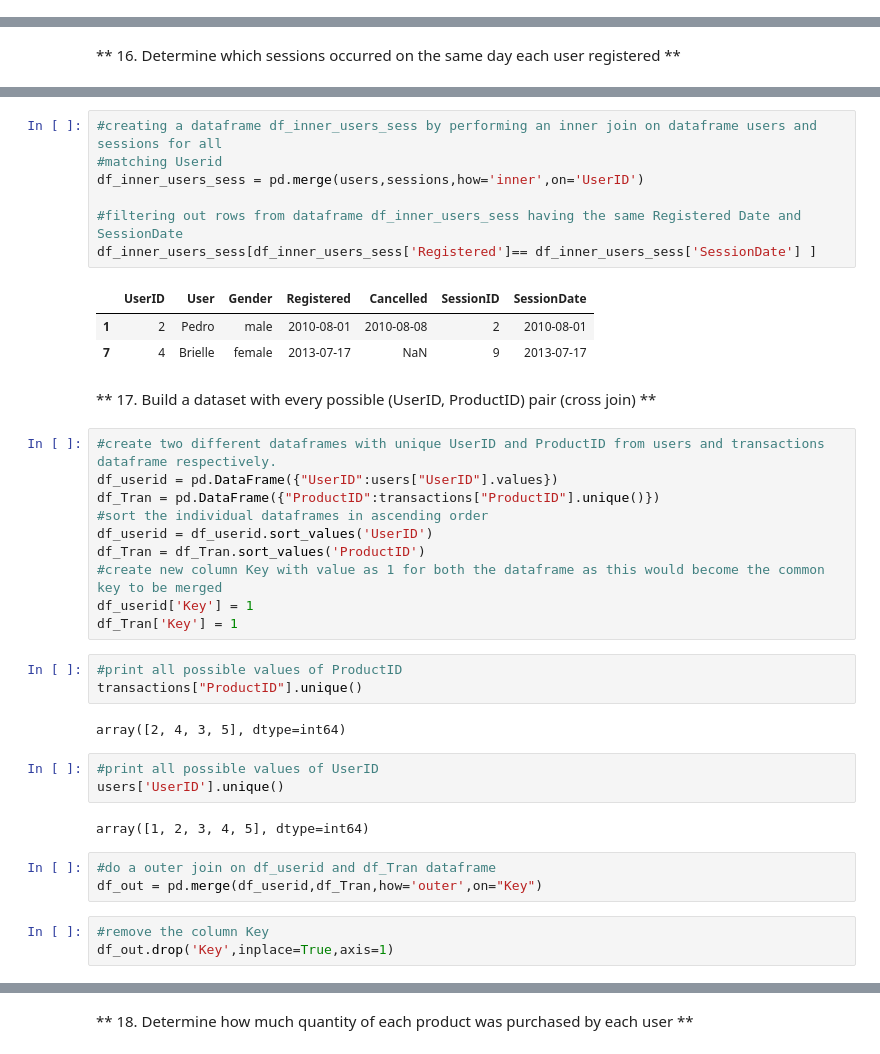
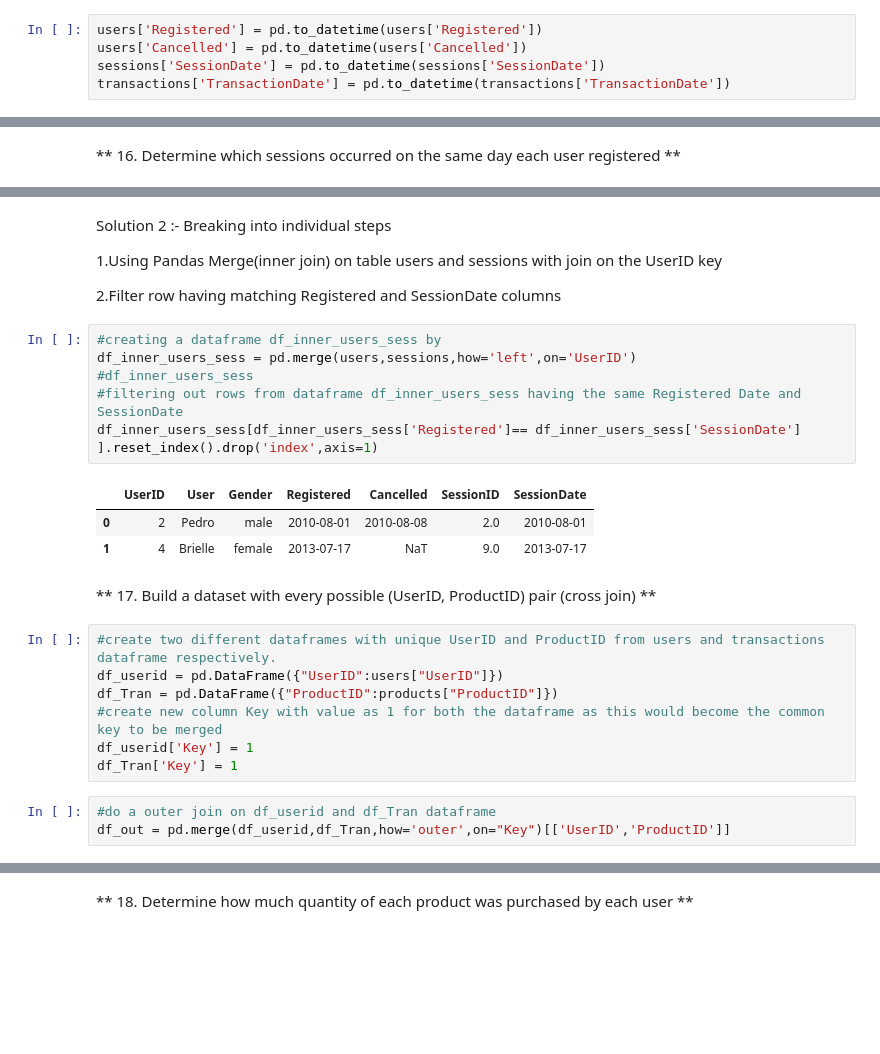
Before and after one commit to plaban1981/ACADGILD-DATA-SCIENCE-Project-1, a Jupyter notebook: DataScience- Project-1.ipynb, the cells around one changed output, grey strips where cells are left out. Saved outputs shown, nothing was run; the diff lists cells and outputs as text; blank space fills up the shorter version.

```diff
--- a/DataScience- Project-1.ipynb
+++ b/DataScience- Project-1.ipynb
@@ -289,3 +247,8 @@ DataFrame sessions
+# %%
+users['Registered'] = pd.to_datetime(users['Registered'])
+users['Cancelled'] = pd.to_datetime(users['Cancelled'])
+sessions['SessionDate'] = pd.to_datetime(sessions['SessionDate'])
+transactions['TransactionDate'] = pd.to_datetime(transactions['TransactionDate'])
 # %% [markdown]
 ** 12. Join users to transactions, keeping all rows from transactions and only matching rows from users (left join) **
 # %%
@@ -352,42 +325,31 @@ df_Outter_trans_users
+# %% [markdown]
+Solution 2 :- Breaking into individual steps
+
+1.Using Pandas Merge(inner join) on table users and sessions with join on the UserID key
+
+2.Filter row having matching Registered and SessionDate columns
 # %%
-#creating a dataframe df_inner_users_sess by performing an inner join on dataframe users and sessions for all
-#matching Userid
-df_inner_users_sess = pd.merge(users,sessions,how='inner',on='UserID')
-
+#creating a dataframe df_inner_users_sess by
+df_inner_users_sess = pd.merge(users,sessions,how='left',on='UserID')
+#df_inner_users_sess
 #filtering out rows from dataframe df_inner_users_sess having the same Registered Date and SessionDate
-df_inner_users_sess[df_inner_users_sess['Registered']== df_inner_users_sess['SessionDate'] ]
+df_inner_users_sess[df_inner_users_sess['Registered']== df_inner_users_sess['SessionDate'] ].reset_index().drop('index',axis=1)
 # %% [output]
 |  | UserID | User | Gender | Registered | Cancelled | SessionID | SessionDate |
-| 1 | 2 | Pedro | male | 2010-08-01 | 2010-08-08 | 2 | 2010-08-01 |
-| 7 | 4 | Brielle | female | 2013-07-17 | NaN | 9 | 2013-07-17 |
+| 0 | 2 | Pedro | male | 2010-08-01 | 2010-08-08 | 2.0 | 2010-08-01 |
+| 1 | 4 | Brielle | female | 2013-07-17 | NaT | 9.0 | 2013-07-17 |
 # %% [markdown]
 ** 17. Build a dataset with every possible (UserID, ProductID) pair (cross join) **
 # %%
 #create two different dataframes with unique UserID and ProductID from users and transactions dataframe respectively.
-df_userid = pd.DataFrame({"UserID":users["UserID"].values})
-df_Tran = pd.DataFrame({"ProductID":transactions["ProductID"].unique()})
-#sort the individual dataframes in ascending order
-df_userid = df_userid.sort_values('UserID')
-df_Tran = df_Tran.sort_values('ProductID')
+df_userid = pd.DataFrame({"UserID":users["UserID"]})
+df_Tran = pd.DataFrame({"ProductID":products["ProductID"]})
 #create new column Key with value as 1 for both the dataframe as this would become the common key to be merged
 df_userid['Key'] = 1
 df_Tran['Key'] = 1
-# %%
-#print all possible values of ProductID
-transactions["ProductID"].unique()
-# %% [output]
-array([2, 4, 3, 5], dtype=int64)
-# %%
-#print all possible values of UserID
-users['UserID'].unique()
-# %% [output]
-array([1, 2, 3, 4, 5], dtype=int64)
 # %%
 #do a outer join on df_userid and df_Tran dataframe
-df_out = pd.merge(df_userid,df_Tran,how='outer',on="Key")
+df_out = pd.merge(df_userid,df_Tran,how='outer',on="Key")[['UserID','ProductID']]
-# %%
-#remove the column Key
-df_out.drop('Key',inplace=True,axis=1)
 # %%
 #final dataframe df_out which has every possible(UserID,ProductID) combination
 df_out
```
Also changed, not shown: parts of 27 cells of this notebook, 1 other file.
